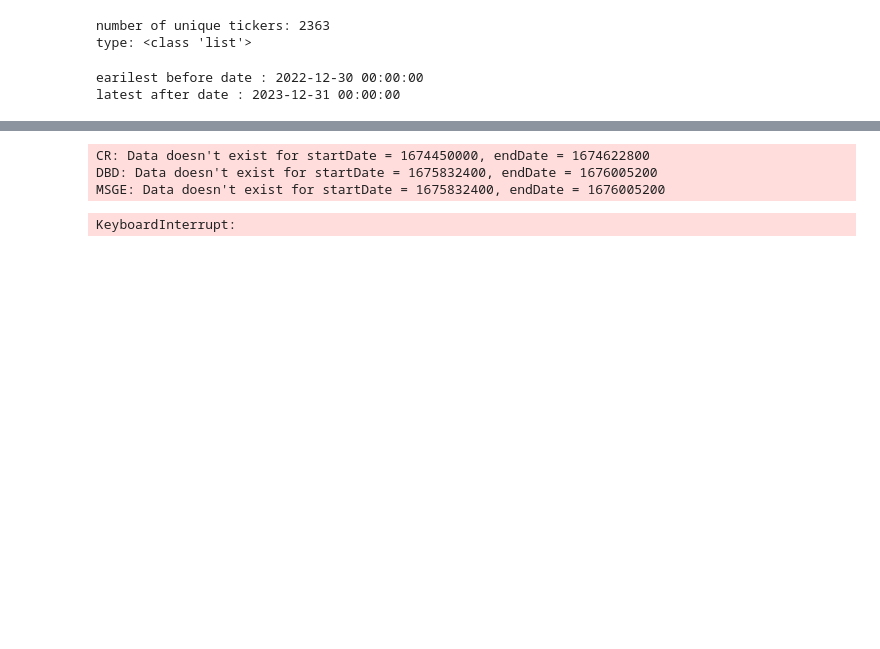
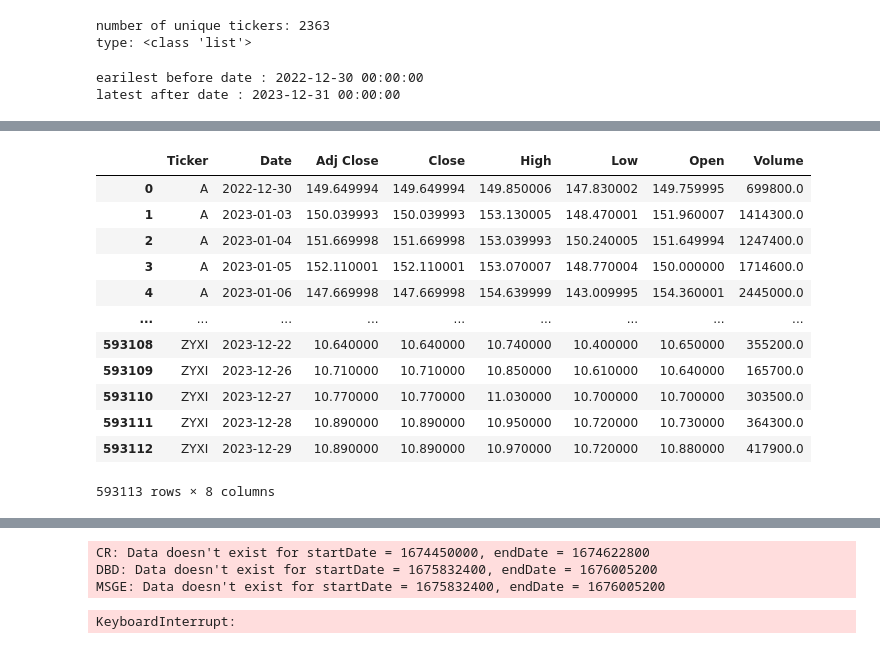
Before and after one commit to brigittesullivan/eps-stock-market-ml-project, a Jupyter notebook: 2_Data_Loading_Part2.ipynb, the cells around one changed output, grey strips where cells are left out. Saved outputs shown, nothing was run; the diff lists cells and outputs as text; code cells hidden in the pictures; blank space fills up the shorter version.

Commit message:
got stock price history, cleaned, transformed, ready for percent change

```diff
--- a/2_Data_Loading_Part2.ipynb
+++ b/2_Data_Loading_Part2.ipynb
@@ -146,0 +200,17 @@ pandas.core.indexes.multi.MultiIndex
+# %%
+prices_df = pd.read_csv('data/stock_price_history_clean.csv')
+prices_df
+# %% [output]
+|  | Ticker | Date | Adj Close | Close | High | Low | Open | Volume |
+| 0 | A | 2022-12-30 | 149.649994 | 149.649994 | 149.850006 | 147.830002 | 149.759995 | 699800.0 |
+| 1 | A | 2023-01-03 | 150.039993 | 150.039993 | 153.130005 | 148.470001 | 151.960007 | 1414300.0 |
+| 2 | A | 2023-01-04 | 151.669998 | 151.669998 | 153.039993 | 150.240005 | 151.649994 | 1247400.0 |
+| 3 | A | 2023-01-05 | 152.110001 | 152.110001 | 153.070007 | 148.770004 | 150.000000 | 1714600.0 |
+| 4 | A | 2023-01-06 | 147.669998 | 147.669998 | 154.639999 | 143.009995 | 154.360001 | 2445000.0 |
+| ... | ... | ... | ... | ... | ... | ... | ... | ... |
+| 593108 | ZYXI | 2023-12-22 | 10.640000 | 10.640000 | 10.740000 | 10.400000 | 10.650000 | 355200.0 |
+| 593109 | ZYXI | 2023-12-26 | 10.710000 | 10.710000 | 10.850000 | 10.610000 | 10.640000 | 165700.0 |
+| 593110 | ZYXI | 2023-12-27 | 10.770000 | 10.770000 | 11.030000 | 10.700000 | 10.700000 | 303500.0 |
+| 593111 | ZYXI | 2023-12-28 | 10.890000 | 10.890000 | 10.950000 | 10.720000 | 10.730000 | 364300.0 |
+| 593112 | ZYXI | 2023-12-29 | 10.890000 | 10.890000 | 10.970000 | 10.720000 | 10.880000 | 417900.0 |
+593113 rows × 8 columns
```
Also changed, not shown: parts of 26 cells of this notebook, 2 other files.
